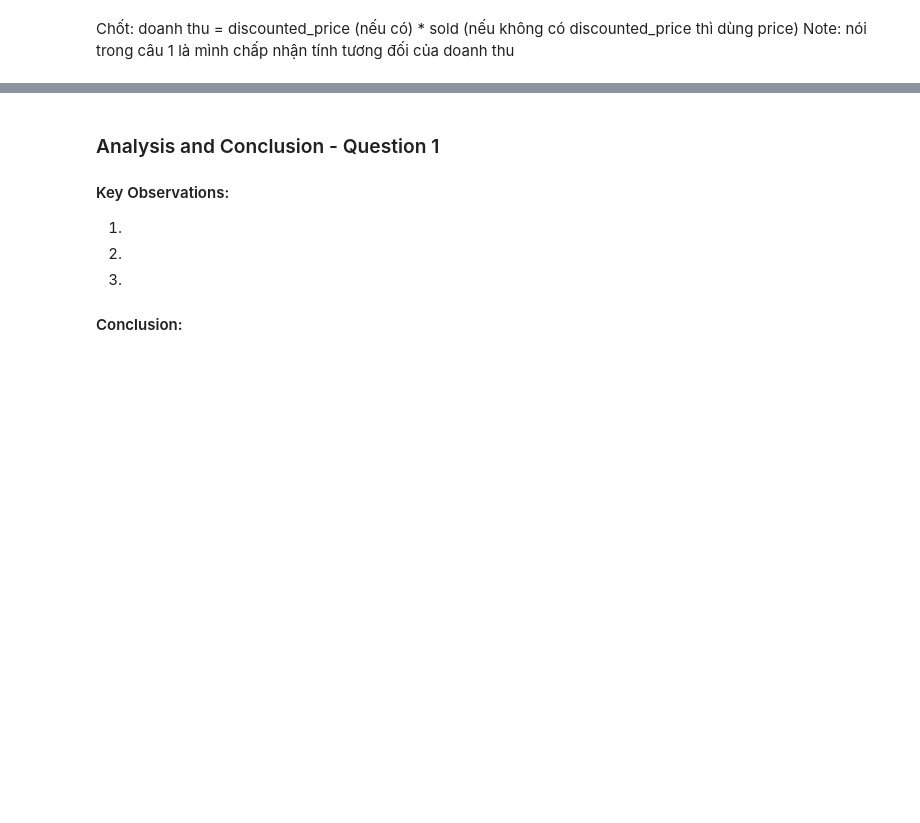
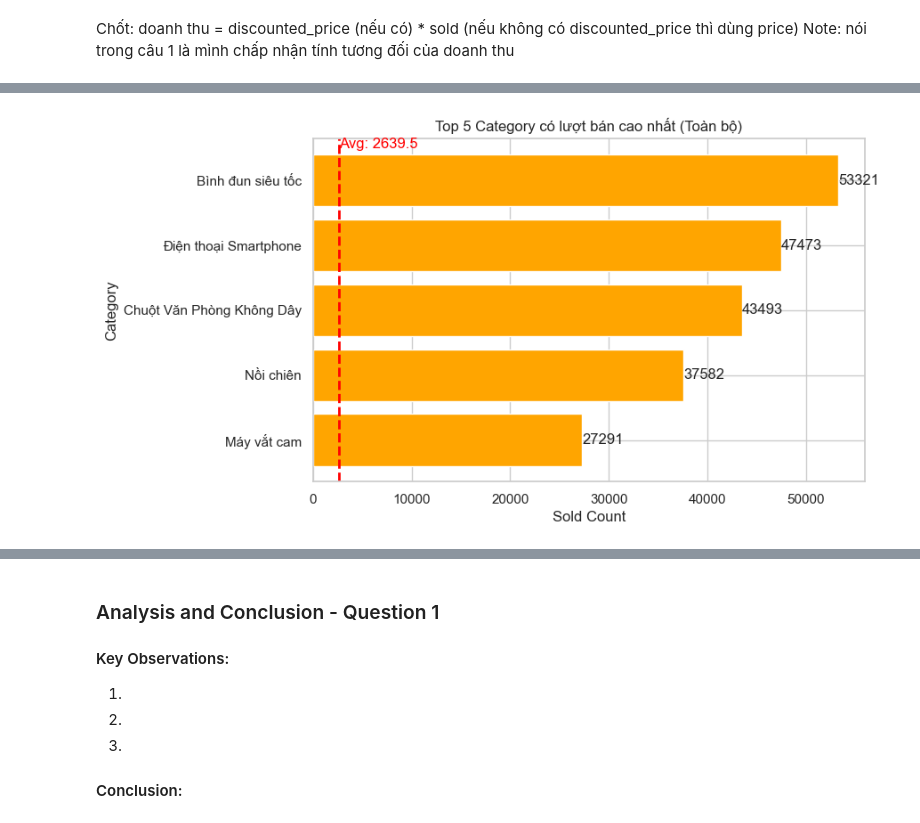
Before and after one commit to phuongth05/DV_LAB01, a Jupyter notebook: groups/phuong.ipynb, the cells around one changed output, grey strips where cells are left out. Saved outputs shown, nothing was run; the diff lists cells and outputs as text; code cells hidden in the pictures; blank space fills up the shorter version.

```diff
--- a/groups/phuong.ipynb
+++ b/groups/phuong.ipynb
@@ -317,0 +376,47 @@ plt.show()
+# %%
+top5_all_rank = (
+    df_group_rank
+    .groupby("category_name")["sold_count"]
+    .sum()
+    .reset_index()
+    .sort_values(by="sold_count", ascending=False)
+    .head(5)
+)
+
+avg_all_rank = df_group_rank.groupby("category_name")["sold_count"].sum().mean()
+
+# =========================
+# TOP 5 MỖI ROOT
+# =========================
+top5_each_root_rank = df_group_rank[df_group_rank["rank"] <= 5] \
+                    .sort_values(["root_category_name", "rank"])
+
+# average theo từng root
+avg_each_root_rank = (
+    df_group_rank
+    .groupby("root_category_name")["sold_count"]
+    .mean()
+    .reset_index(name="avg_sold_count")
+)
+# %%
+plt.figure(figsize=(8,5))
+
+plt.barh(top5_all_rank["category_name"], top5_all_rank["sold_count"], color='orange')
+plt.gca().invert_yaxis()
+
+for i, v in enumerate(top5_all_rank["sold_count"]):
+    plt.text(v, i, f"{v}", va='center')
+
+# vẽ đường average
+plt.axvline(x=avg_all_rank, color='red', linestyle='--', linewidth=2)
+
+# label cho avg
+plt.text(avg_all_rank, -0.5, f"Avg: {avg_all_rank:0.1f}", color='red')
+
+plt.title("Top 5 Category có lượt bán cao nhất (Toàn bộ)")
+plt.xlabel("Sold Count")
+plt.ylabel("Category")
+
+plt.show()
+# %% [output]
+[figure, added]
```
Also changed, not shown: parts of 21 cells of this notebook, 1 other file.
